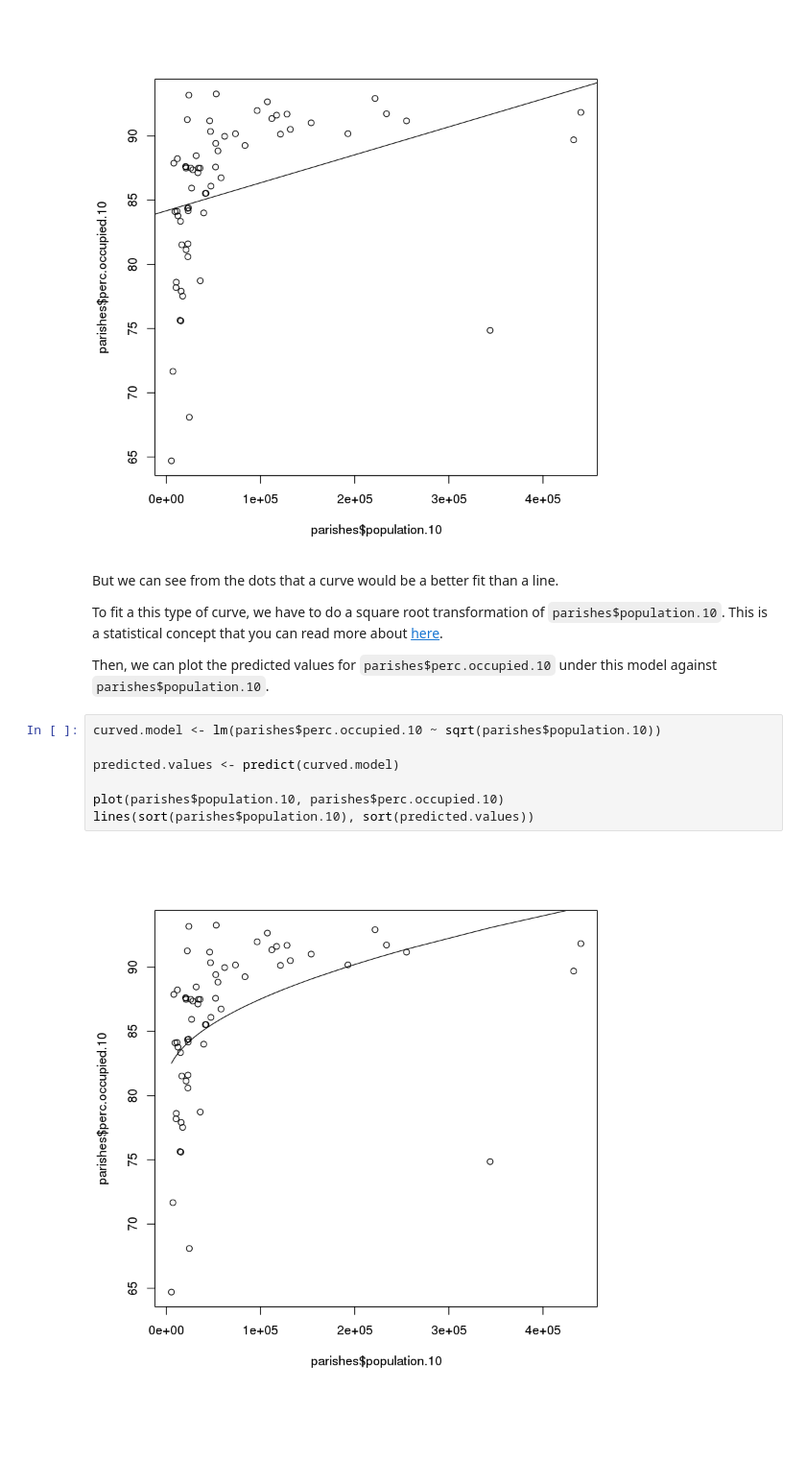
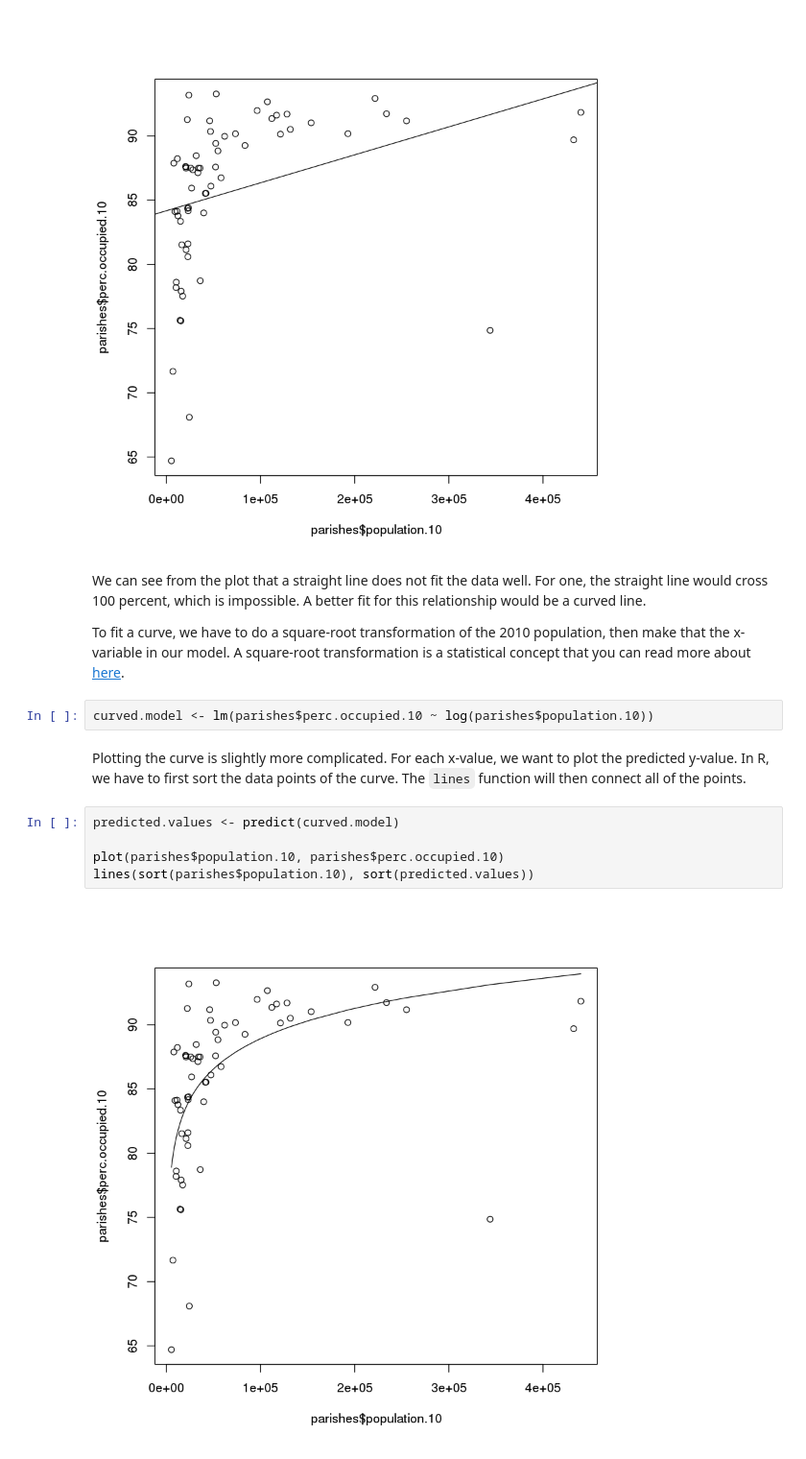
Before and after one commit to OpenNewsLabs/r-workshop-ire, a Jupyter notebook: More with R.ipynb, the cells around one changed output. Shown at 96% size. Drawn from its saved outputs; the diff is of its cells as text; blank space fills up the shorter version.

```diff
--- a/More with R.ipynb
+++ b/More with R.ipynb
@@ -268,17 +273,17 @@ abline(lm(parishes$perc.occupied.10 ~ parishes$population.10))
 # %% [output]
 [figure]
 # %% [markdown]
-But we can see from the dots that a curve would be a better fit than a line.
+We can see from the plot that a straight line does not fit the data well. For one, the straight line would cross 100 percent, which is impossible. A better fit for this relationship would be a curved line.
 
-To fit a this type of curve, we have to do a square root transformation of `parishes$population.10`. This is a statistical concept that you can read more about [here](https://infoactive.co/data-design/ch11.html).
-
-Then, we can plot the predicted values for `parishes$perc.occupied.10` under this model against `parishes$population.10`.
+To fit a curve, we have to do a square-root transformation of the 2010 population, then make that the x-variable in our model. A square-root transformation is a statistical concept that you can read more about [here](https://infoactive.co/data-design/ch11.html).
+# %%
+curved.model <- lm(parishes$perc.occupied.10 ~ log(parishes$population.10))
+# %% [markdown]
+Plotting the curve is slightly more complicated. For each x-value, we want to plot the predicted y-value. In R, we have to first sort the data points of the curve. The `lines` function will then connect all of the points.
 # %%
-curved.model <- lm(parishes$perc.occupied.10 ~ sqrt(parishes$population.10))
-
 predicted.values <- predict(curved.model)
 
 plot(parishes$population.10, parishes$perc.occupied.10)
 lines(sort(parishes$population.10), sort(predicted.values))
 # %% [output]
-[figure, old version]
+[figure, new version]
```
Also changed, not shown: parts of 38 cells of this notebook, 5 other files.
